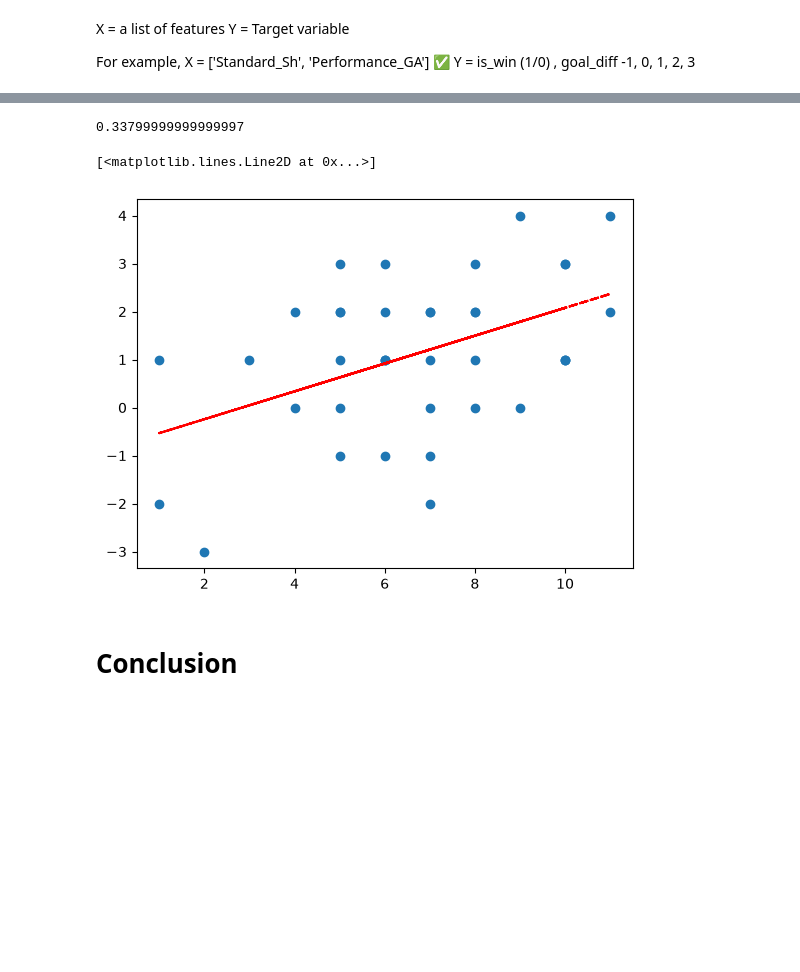
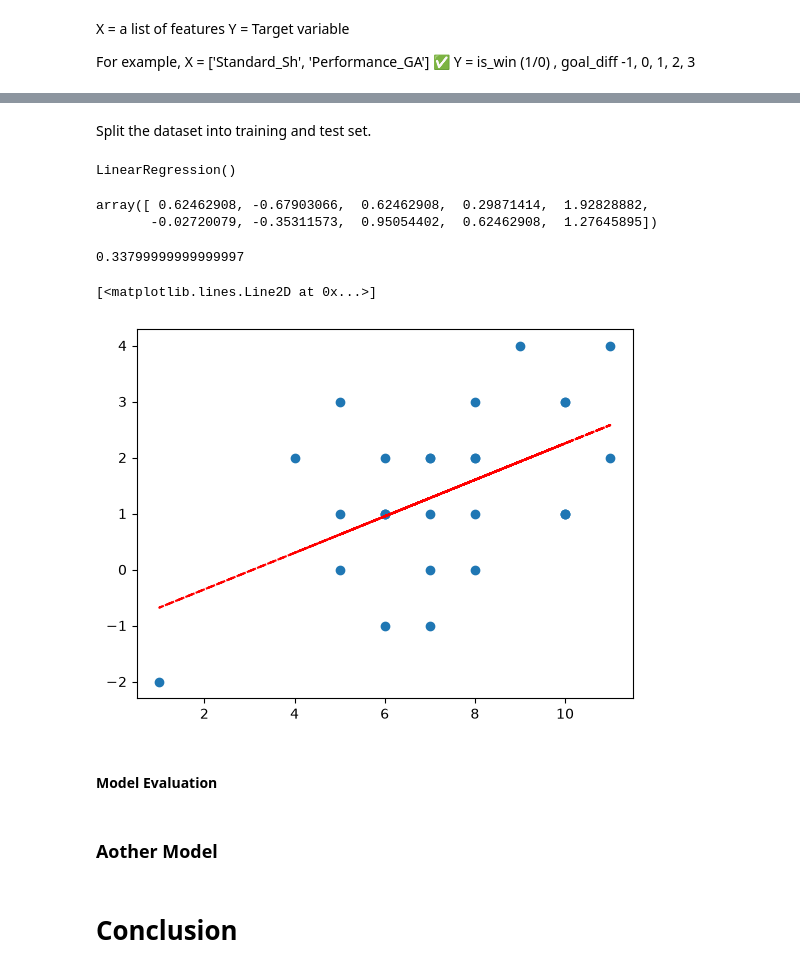
Before and after one commit to JacobP2011/football-stats, a Jupyter notebook: notebooks/fbref_analysis_jacob.ipynb, the cells around one changed output, grey strips where cells are left out. Saved outputs shown, nothing was run; the diff lists cells and outputs as text; code cells hidden in the pictures; blank space fills up the shorter version.

Commit message:
update notebook with train test split

```diff
--- a/notebooks/fbref_analysis_jacob.ipynb
+++ b/notebooks/fbref_analysis_jacob.ipynb
@@ -266,0 +252,23 @@ LinearRegression()
+# %% [markdown]
+Split the dataset into training and test set.
+# %%
+from sklearn.model_selection import train_test_split
+from sklearn.linear_model import LinearRegression
+
+features = [
+    "Standard_SoT",
+]
+
+X = df[features]
+y = df["goal_diff"]
+
+X_train, X_test, y_train, y_test = train_test_split(
+    X, y,
+    test_size=0.25,
+    random_state=42
+)
+
+model = LinearRegression()
+model.fit(X_train, y_train)
+# %% [output]
+LinearRegression()
@@ -267,13 +277,22 @@ LinearRegression()
+# %%
+y_pred
+# %% [output]
+array([ 0.62462908, -0.67903066,  0.62462908,  0.29871414,  1.92828882,
+       -0.02720079, -0.35311573,  0.95054402,  0.62462908,  1.27645895])
 # %%
 # Goal_diff = -0.822 + 0.29 * Standard_SoT
 4 * 0.29 -0.822
 # %% [output]
 0.33799999999999997
 # %%
-plt.scatter(X, y)
-plt.plot(X, -0.822 + 0.29*X, linestyle="--", color="red")
+plt.scatter(X_train, y_train)
+plt.plot(X_train, model.intercept_ + model.coef_*X_train, linestyle="--", color="red")
 # %% [output]
 [<matplotlib.lines.Line2D at 0x...>]
-[figure, old version]
+[figure, new version]
+# %% [markdown]
+#### Model Evaluation
+# %% [markdown]
+### Aother Model
 # %% [markdown]
 # Conclusion
```
Also changed, not shown: parts of 4 cells of this notebook.
